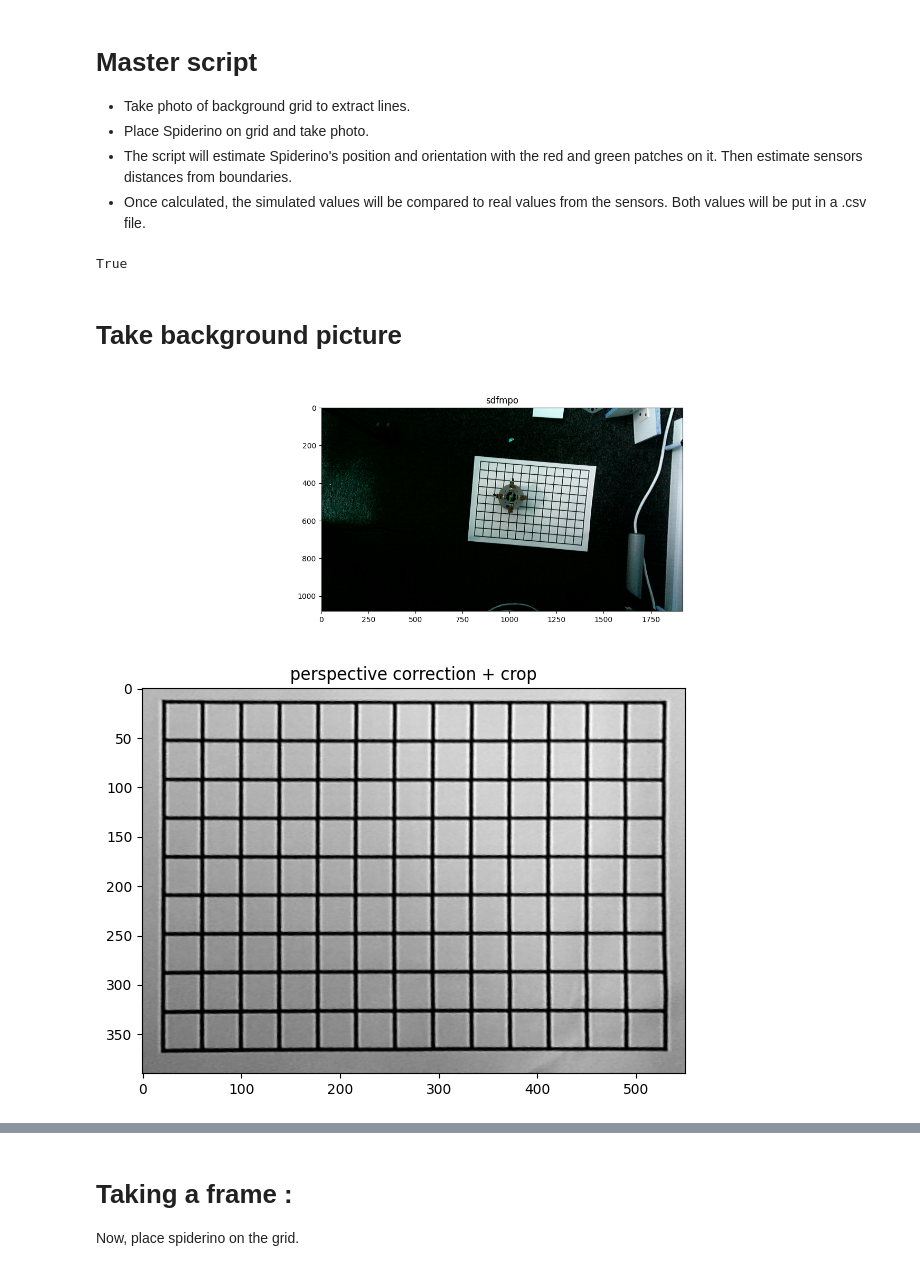
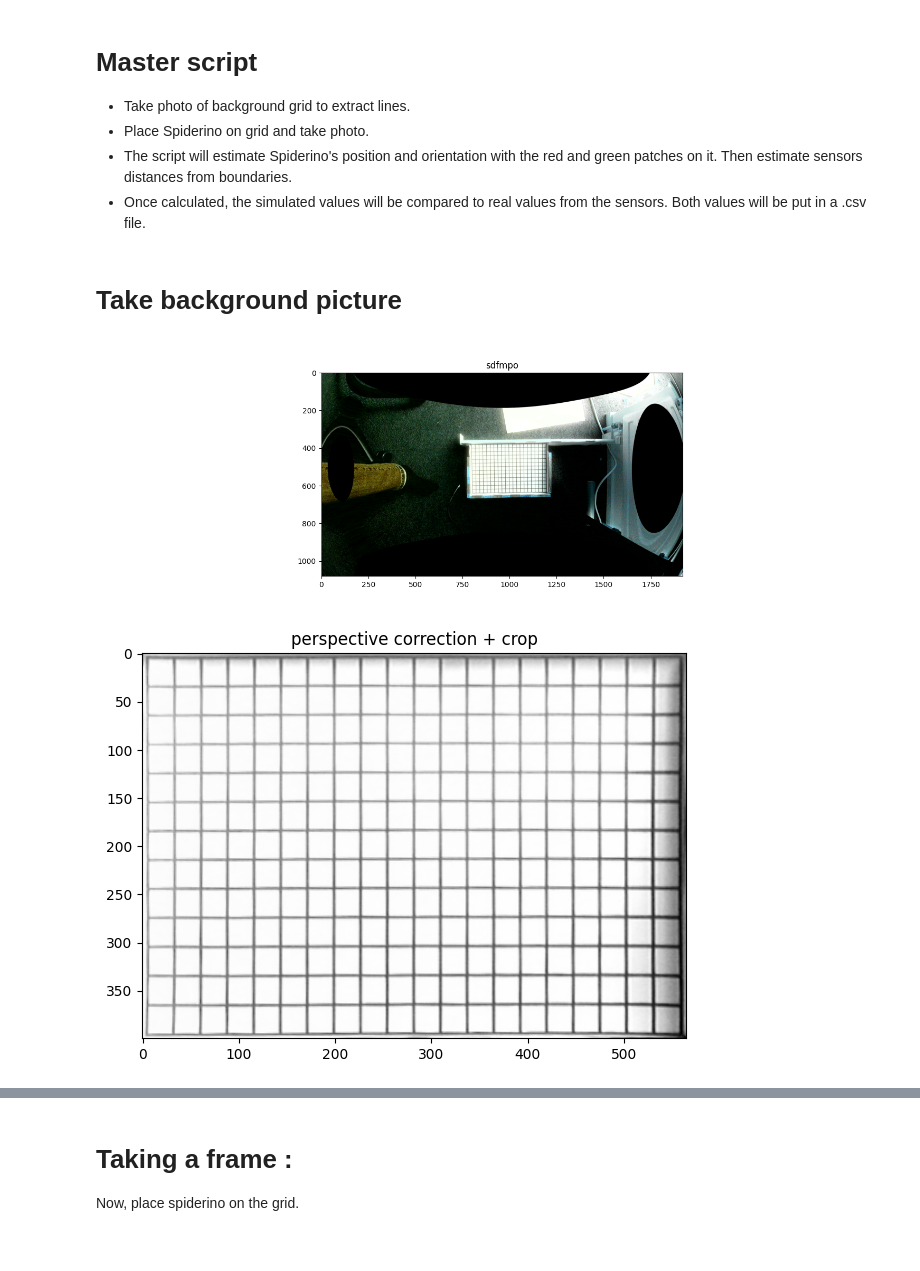
Before and after one commit to EmileBinot/spiderino-sensors-model, a Jupyter notebook: master-script/master-script.ipynb, the cells around one changed output, grey strips where cells are left out. Saved outputs shown, nothing was run; the diff lists cells and outputs as text; code cells hidden in the pictures.

Commit message:
added camera calibration script and using it for calibration, preparing for measures

```diff
--- a/master-script/master-script.ipynb
+++ b/master-script/master-script.ipynb
@@ -60,6 +60,14 @@ def take_pic(cam_object, niter) :
          dst = cv2.addWeighted(avg[i], alpha, dst, beta, 0.0)
    avg_pic = dst
    return avg_pic
+
+def take_pic_undist(cam_object, niter, matrix,distortion,newcameramtx):
+  src = take_pic(cam_object, niter)
+  dst = cv2.undistort(src, matrix,distortion, None, newcameramtx)
+  # crop the image
+  # x,y,w,h = roi
+  # dst = dst[y:y+h, x:x+w]
+  return dst
 
 ## BACKGROUND PROCESSING FUNCTIONS :
 
@@ -437,35 +445,35 @@ WIDTH = 1920
 HEIGHT = 1080
 cam.set(cv2.CAP_PROP_FRAME_WIDTH, WIDTH)
 cam.set(cv2.CAP_PROP_FRAME_HEIGHT, HEIGHT)
+[matrix,distortion,newcameramtx] = np.load("../camera-calibration/intrinsics.npy",allow_pickle=True)
-# %% [output]
-True
 # %% [markdown]
 # Take background picture
 # %%
 %matplotlib ipympl
 avgiter=5
-background_raw = take_pic(cam,avgiter)
+# take_pic(cam,avgiter)
+background_raw = take_pic_undist(cam,avgiter,matrix,distortion,newcameramtx)
 # nb_show("raw background",cv2.cvtColor(background_raw, cv2.COLOR_RGB2BGR))
 cv2.imwrite('./content/background.jpg',background_raw)
 nb_show("sdfmpo",background_raw)
 # %% [output]
-[figure, old version]
+[figure, new version]
 # %%
 %matplotlib inline
-src = np.float32([(812,255),(776,703),(1406,761),(1454,309)])
+src = np.float32([(792,378),(798,642),(1198,637),(1197,373)])
 h = 400
 w = 400 * math.sqrt(2)
 dst = np.float32([[0,0],[0,h],[w,h],[w,0]])
 M = cv2.getPerspectiveTransform(src, dst)
 
 
 paper_sheet = np.zeros((int(w),int(h)), dtype=np.uint8)
-prod = cv2.warpPerspective(background_raw, M, paper_sheet.shape)
-background = crop(prod,(10,10,550,500))
+background = cv2.warpPerspective(background_raw, M, paper_sheet.shape)
 background = cv2.cvtColor(background, cv2.COLOR_BGR2GRAY)
+
 nb_show("perspective correction + crop",background)
 # %% [output]
-[figure, old version]
+[figure, new version]
 # %%
 %matplotlib inline
 
```
Also changed, not shown: parts of 3 cells of this notebook, 25 other files.
